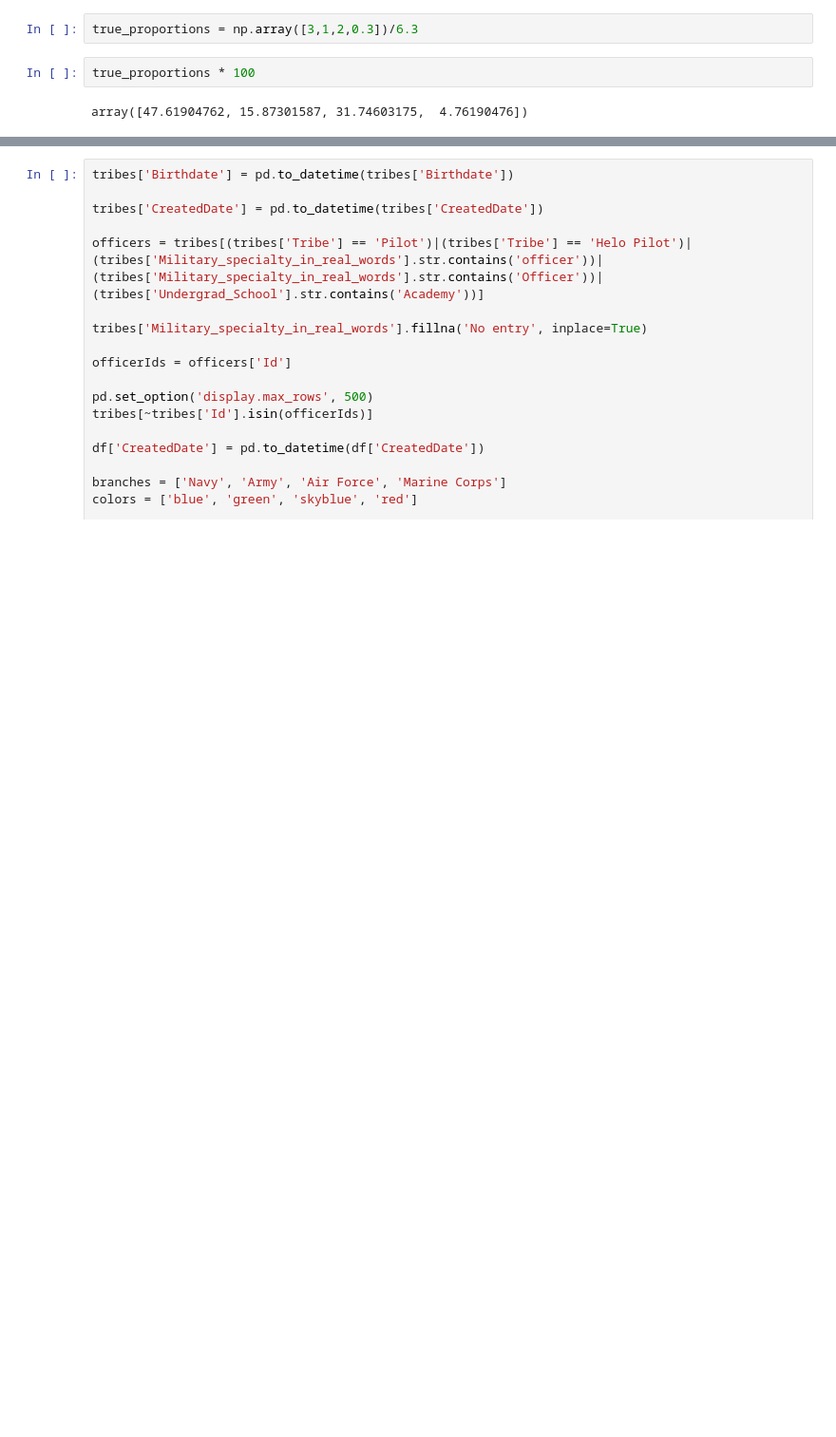
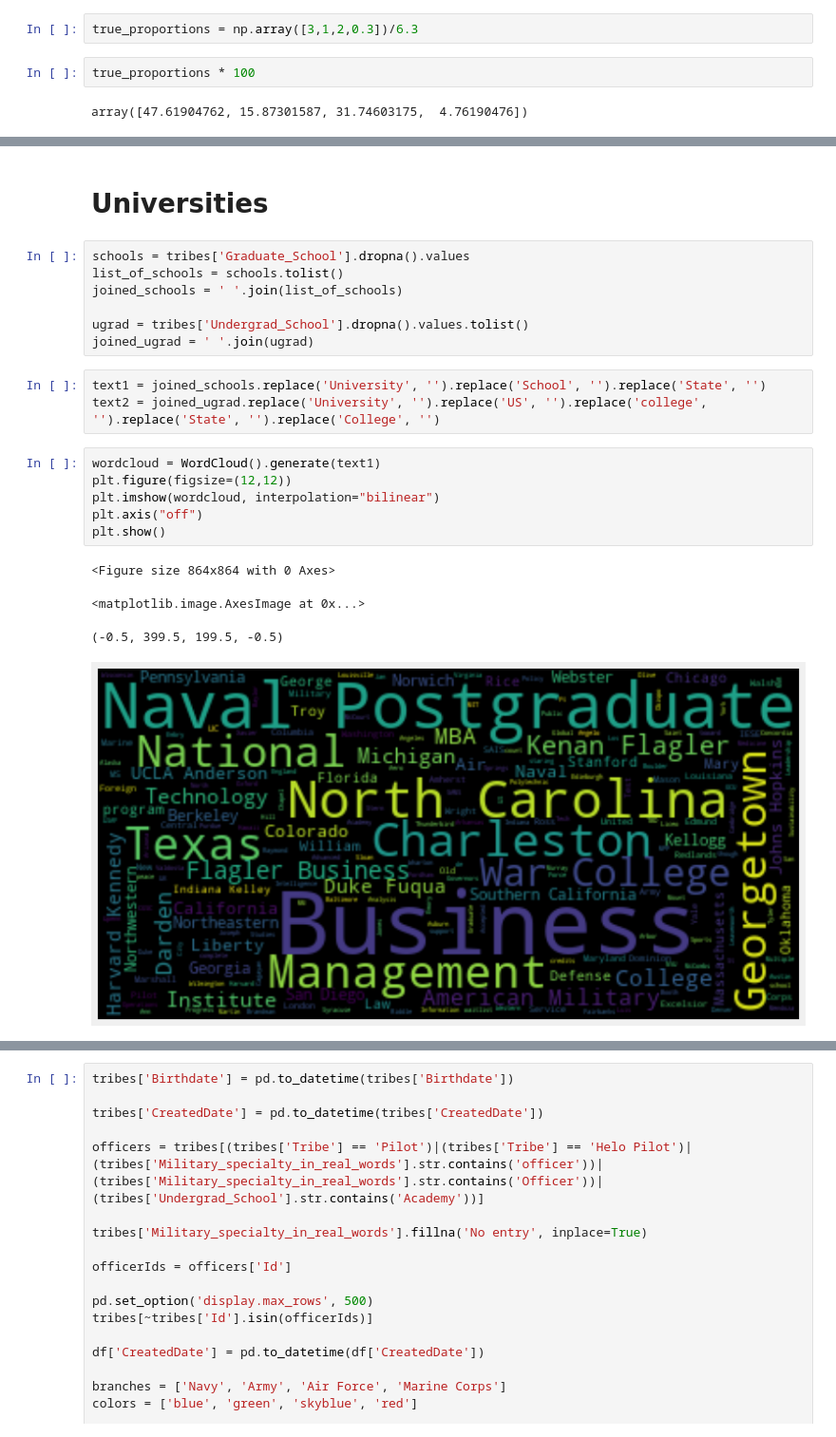
Before and after one commit to americanthinker/Capstone_Project_I, a Jupyter notebook: notebooks/Marketing-Growth.ipynb, the cells around one changed output, grey strips where cells are left out. Shown at 95% size. Drawn from its saved outputs; the diff is of its cells as text; blank space fills up the shorter version.

Commit message:
grad schools

```diff
--- a/notebooks/Marketing-Growth.ipynb
+++ b/notebooks/Marketing-Growth.ipynb
@@ -81,0 +111,23 @@ joined_words = ' '.join(words.tolist())
+# %% [markdown]
+# Universities
+# %%
+schools = tribes['Graduate_School'].dropna().values
+list_of_schools = schools.tolist()
+joined_schools = ' '.join(list_of_schools)
+
+ugrad = tribes['Undergrad_School'].dropna().values.tolist()
+joined_ugrad = ' '.join(ugrad)
+# %%
+text1 = joined_schools.replace('University', '').replace('School', '').replace('State', '')
+text2 = joined_ugrad.replace('University', '').replace('US', '').replace('college', '').replace('State', '').replace('College', '')
+# %%
+wordcloud = WordCloud().generate(text1)
+plt.figure(figsize=(12,12))
+plt.imshow(wordcloud, interpolation="bilinear")
+plt.axis("off")
+plt.show()
+# %% [output]
+<Figure size 864x864 with 0 Axes>
+<matplotlib.image.AxesImage at 0x...>
+(-0.5, 399.5, 199.5, -0.5)
+[figure, added]
```
Also changed, not shown: parts of 22 cells of this notebook, 2 other files.
